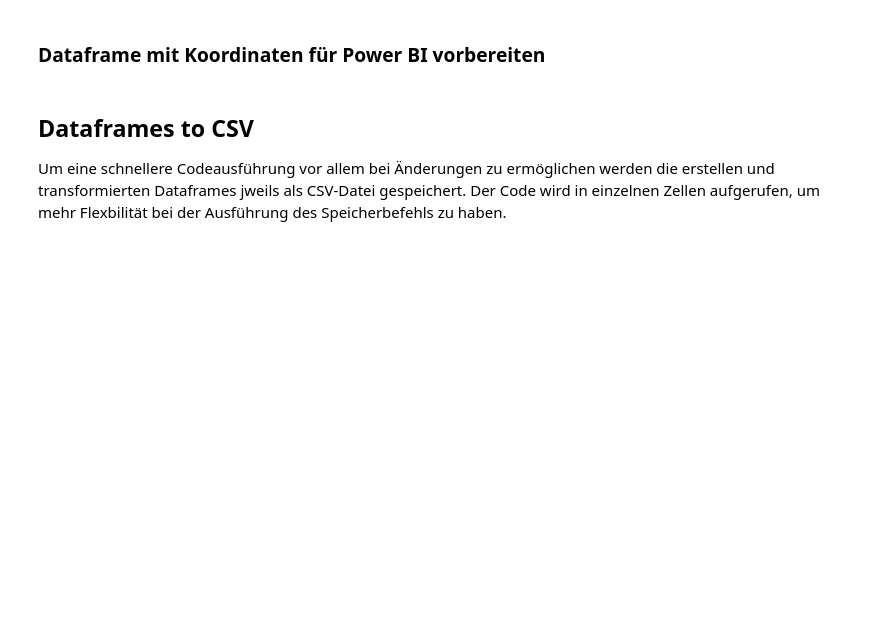
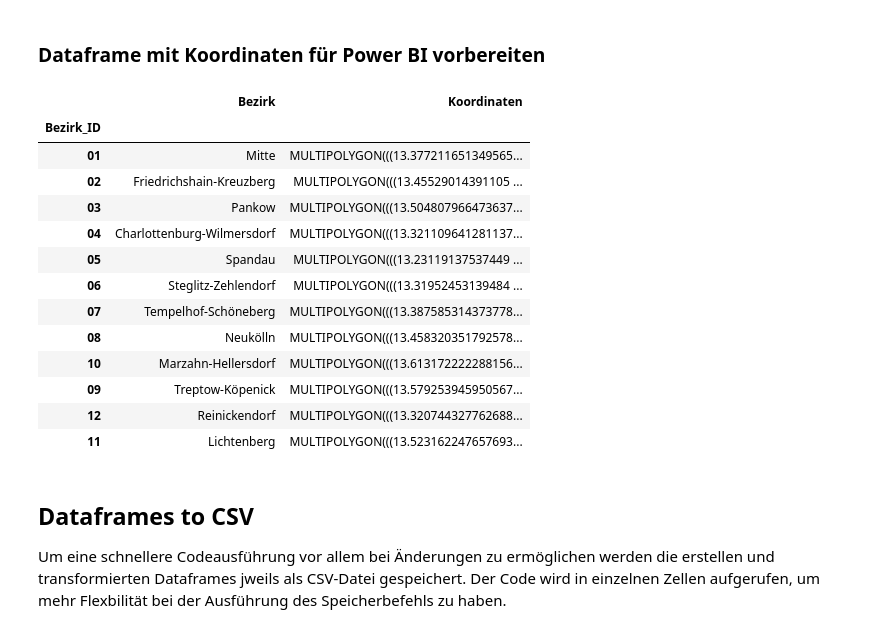
Before and after one commit to ooxiel/BIA_Unfaelle_Berlin, a Jupyter notebook: ETL.ipynb, the cells around one changed output. Saved outputs shown, nothing was run; the diff lists cells and outputs as text; code cells hidden in the pictures; blank space fills up the shorter version.

```diff
--- a/ETL.ipynb
+++ b/ETL.ipynb
@@ -1309,15 +1346,39 @@ print(missing_ids)
 Series([], Name: Planungsraum_ID_FK, dtype: object)
 # %% [markdown]
 ### Dataframe mit Koordinaten für Power BI vorbereiten
-# %%
-######################
-# Dataframe anpassen #
-######################
-
-df_bezirk['Koordinaten']         = df_bezirk['Koordinaten'].str.replace('MULTIPOLYGON ','MULTIPOLYGON').replace('POLYGON ', 'POLYGON')
-df_prognoseraum['Koordinaten']   = df_prognoseraum['Koordinaten'].str.replace('MULTIPOLYGON ','MULTIPOLYGON').replace('POLYGON ', 'POLYGON')
-df_bezirksregion['Koordinaten']  = df_bezirksregion['Koordinaten'].str.replace('MULTIPOLYGON ','MULTIPOLYGON').replace('POLYGON ', 'POLYGON')
-df_planungsraum['Koordinaten']   = df_planungsraum['Koordinaten'].str.replace('MULTIPOLYGON ','MULTIPOLYGON').replace('POLYGON ', 'POLYGON')
+# %%
+######################
+# Dataframe anpassen #
+######################
+
+def changeTypesinLOR(df: pd.DataFrame):
+
+  df['Koordinaten'] = df['Koordinaten'].astype(str)
+  df['Koordinaten'] = df['Koordinaten'].str.replace('MULTIPOLYGON ','MULTIPOLYGON').replace('POLYGON ', 'POLYGON')
+
+  return df
+# %%
+df_bezirk         = changeTypesinLOR(df_bezirk)
+df_prognoseraum   = changeTypesinLOR(df_prognoseraum)
+df_bezirksregion  = changeTypesinLOR(df_bezirksregion)
+df_planungsraum   = changeTypesinLOR(df_planungsraum)
+# %%
+df_bezirk
+# %% [output]
+|  | Bezirk | Koordinaten |
+| Bezirk_ID |  |  |
+| 01 | Mitte | MULTIPOLYGON(((13.377211651349565... |
+| 02 | Friedrichshain-Kreuzberg | MULTIPOLYGON(((13.45529014391105 ... |
+| 03 | Pankow | MULTIPOLYGON(((13.504807966473637... |
+| 04 | Charlottenburg-Wilmersdorf | MULTIPOLYGON(((13.321109641281137... |
+| 05 | Spandau | MULTIPOLYGON(((13.23119137537449 ... |
+| 06 | Steglitz-Zehlendorf | MULTIPOLYGON(((13.31952453139484 ... |
+| 07 | Tempelhof-Schöneberg | MULTIPOLYGON(((13.387585314373778... |
+| 08 | Neukölln | MULTIPOLYGON(((13.458320351792578... |
+| 10 | Marzahn-Hellersdorf | MULTIPOLYGON(((13.613172222288156... |
+| 09 | Treptow-Köpenick | MULTIPOLYGON(((13.579253945950567... |
+| 12 | Reinickendorf | MULTIPOLYGON(((13.320744327762688... |
+| 11 | Lichtenberg | MULTIPOLYGON(((13.523162247657693... |
 # %% [markdown]
 ## Dataframes to CSV
 Um eine schnellere Codeausführung vor allem bei Änderungen zu ermöglichen werden die erstellen und transformierten Dataframes jweils als CSV-Datei gespeichert.
```
Also changed, not shown: parts of 36 cells of this notebook, 1 other file.
